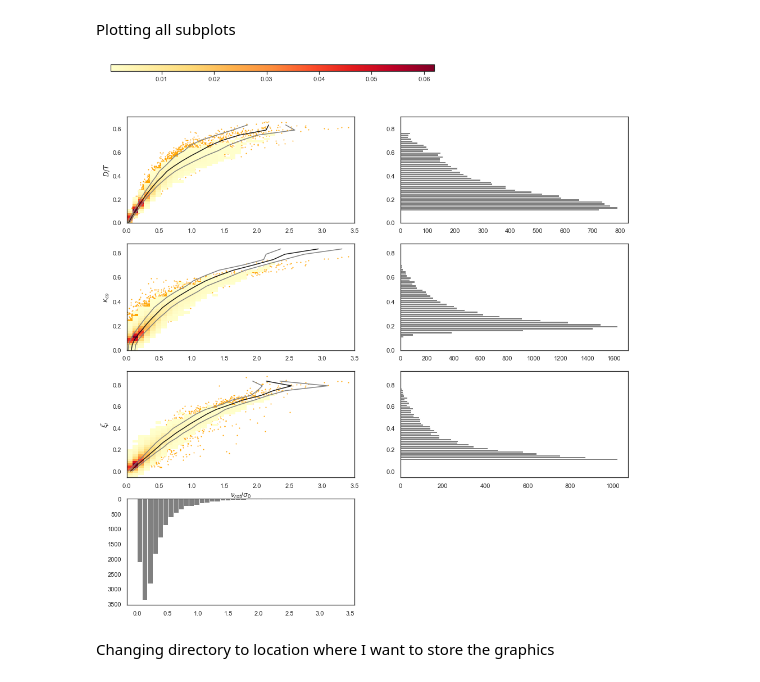
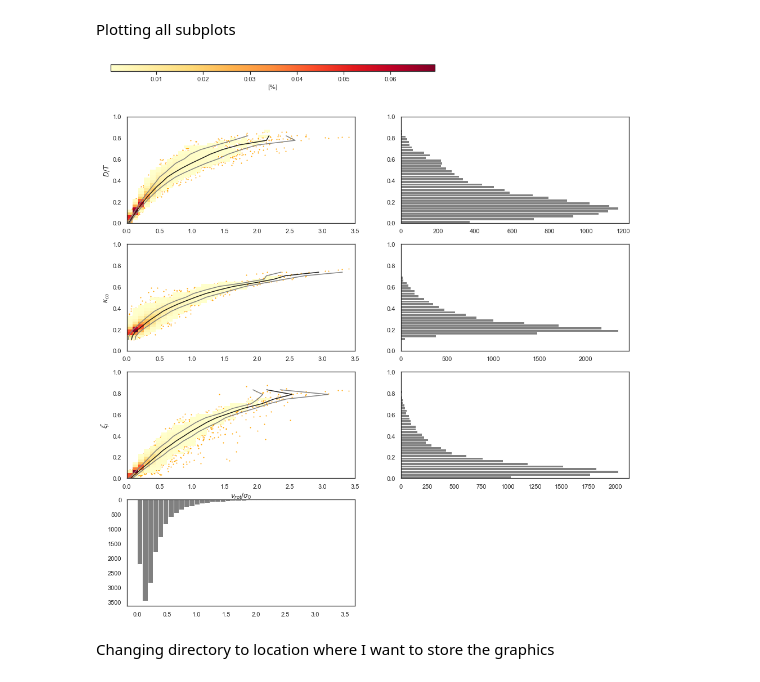
Before and after one commit to MariaPaulaRojas/RECA-internship, a Jupyter notebook: Analysis/Figure1.ipynb, the cells around one changed output. Saved outputs shown, nothing was run; the diff lists cells and outputs as text; code cells hidden in the pictures.

```diff
--- a/Analysis/Figure1.ipynb
+++ b/Analysis/Figure1.ipynb
@@ -122,26 +127,24 @@ Defining percentiles and mean for each case
 # %%
 def per_16(array):
     """Percentile at 16th"""
-    return np.percentile(array, 16)
+    return np.nanpercentile(array, 16)
 
 def per_84(array):
     """Percentile at 84th"""
-    return np.percentile(array, 84)
+    return np.nanpercentile(array, 84)
 
 #For DiscToTotal
 means1, edges, numbers = stats.binned_statistic(df['DiscToTotal'], df['RotToDispRatio'], bins=20)
 means1_16, edges, numbers = stats.binned_statistic(df['DiscToTotal'], df['RotToDispRatio'], bins=20, statistic=per_16)
-means1_84, edges, numbers = stats.binned_statistic(df['DiscToTotal'], df['RotToDispRatio'], bins=20, statistic=per_84)
-
+means1_84, edges_dt, numbers = stats.binned_statistic(df['DiscToTotal'], df['RotToDispRatio'], bins=20, statistic=per_84)
 #For KappaCoRot
 means2, edges, numbers = stats.binned_statistic(df['KappaCoRot'], df['RotToDispRatio'], bins=20)
 means2_16, edges, numbers = stats.binned_statistic(df['KappaCoRot'], df['RotToDispRatio'], bins=20, statistic=per_16)
-means2_84, edges, numbers = stats.binned_statistic(df['KappaCoRot'], df['RotToDispRatio'], bins=20, statistic=per_84)
-
+means2_84, edges_kco, numbers = stats.binned_statistic(df['KappaCoRot'], df['RotToDispRatio'], bins=20, statistic=per_84)
 #For MedOrbitCircu
 means3, edges, numbers = stats.binned_statistic(df['MedOrbitCircu'], df['RotToDispRatio'], bins=20)
 means3_16, edges, numbers = stats.binned_statistic(df['MedOrbitCircu'], df['RotToDispRatio'], bins=20, statistic=per_16)
-means3_84, edges, numbers = stats.binned_statistic(df['MedOrbitCircu'], df['RotToDispRatio'], bins=20, statistic=per_84)
+means3_84, edges_mor, numbers = stats.binned_statistic(df['MedOrbitCircu'], df['RotToDispRatio'], bins=20, statistic=per_84)
 # %% [markdown]
 Plotting all subplots
 # %%
@@ -151,53 +154,53 @@ fig= plt.figure(figsize=(16,16), facecolor= 'white')
 ax1=fig.add_subplot(4,2,1)
 plt.scatter(df['RotToDispRatio'], df['DiscToTotal'], c='Orange', s=1)       #Scattering
 mapa1 = plt.imshow(Hnumber1.T/np.nansum(Hnumber1), interpolation='None', origin='lower', cmap='YlOrRd',
-                   extent=[0,3.5,0,0.8], zorder=1)
-plt.plot(means1, edges[:-1], c='k')
-plt.plot(means1_16, edges[:-1], c='gray')
-plt.plot(means1_84, edges[:-1], c='gray')
+                   extent=[xedges[0], xedges[-1], yedges_dt[0], yedges_dt[-1]], zorder=1)
+plt.plot(means1, edges_dt[:-1], c='k')
+plt.plot(means1_16, edges_dt[:-1], c='gray')
+plt.plot(means1_84, edges_dt[:-1], c='gray')
 ax1.set_ylabel(r'$D/T$')
 
 cbaxes = fig.add_axes([0.1, 0.95, 0.5, 0.01])        #Colorbar
-plt.colorbar(mapa1, ax=ax1, cax = cbaxes, orientation="horizontal")
+plt.colorbar(mapa1, ax=ax1, cax = cbaxes, orientation="horizontal", label='[%]')
 ax1.set_aspect('auto')
 
 ax2=fig.add_subplot(4,2,2, sharey = ax1)
-plt.hist(df['DiscToTotal'], bins = yedges, orientation='horizontal', color='gray')
+plt.hist(df['DiscToTotal'], bins = bins_ytotal, orientation='horizontal', color='gray')
 
 #KappaCoRot
 ax3=fig.add_subplot(4,2,3, sharex = ax1)
 plt.scatter(x=df['RotToDispRatio'], y=df['KappaCoRot'], c='Orange', s=1)       #Scattering
 mapa2 = plt.imshow(Hnumber2.T/np.nansum(Hnumber2), interpolation='None', origin='lower', cmap='YlOrRd',
-                   extent=[0,3.5,0,0.8], zorder=1)
+                   extent=[xedges[0], xedges[-1], yedges_kco[0], yedges_kco[-1]], zorder=1)
 ax3.set_ylabel(r'$\kappa_{co}$')
 ax3.set_aspect('auto')
-plt.plot(means2, edges[:-1], c='k')
-plt.plot(means2_16, edges[:-1], c='gray')
-plt.plot(means2_84, edges[:-1], c='gray')
+plt.plot(means2, edges_kco[:-1], c='k')
+plt.plot(means2_16, edges_kco[:-1], c='gray')
+plt.plot(means2_84, edges_kco[:-1], c='gray')
 
 ax4=fig.add_subplot(4,2,4, sharey = ax3)
-plt.hist(df['KappaCoRot'], bins = yedges, orientation='horizontal', color='gray')
+plt.hist(df['KappaCoRot'], bins = bins_ytotal, orientation='horizontal', color='gray')
 
 #MedOrbitCircu
 ax5=fig.add_subplot(4,2,5, sharex = ax1)
 plt.scatter(df['RotToDispRatio'], df['MedOrbitCircu'], c='Orange', s=1)       #Scattering
 mapa3 = plt.imshow(Hnumber3.T/np.nansum(Hnumber3), interpolation='None', origin='lower', cmap='YlOrRd',
-                   extent=[0,3.5,-0.06,0.8], zorder=1)
+                   extent=[xedges[0], xedges[-1], yedges_mor[0], yedges_mor[-1]], zorder=1)
 ax5.set_ylabel(r'$\bar{\xi_i}$')
 ax5.set_xlabel(r'$\nu_{rot}/\sigma_0$')
 ax5.set_aspect('auto')
-plt.plot(means3, edges[:-1], c='k')
-plt.plot(means3_16, edges[:-1], c='gray')
-plt.plot(means3_84, edges[:-1], c='gray')
+plt.plot(means3, edges_mor[:-1], c='k')
+plt.plot(means3_16, edges_mor[:-1], c='gray')
+plt.plot(means3_84, edges_mor[:-1], c='gray')
 
 ax6=fig.add_subplot(4,2,6, sharey = ax5)
-plt.hist(df['MedOrbitCircu'], bins = yedges, orientation='horizontal', color='gray')
+plt.hist(df['MedOrbitCircu'], bins = bins_ytotal, orientation='horizontal', color='gray')
 
 ax7=fig.add_subplot(4,2,7)
 plt.hist(df['RotToDispRatio'], bins = xedges, color='gray')
 ax7.invert_yaxis()
 # %% [output]
-[figure, old version]
+[figure, new version]
 # %% [markdown]
 Changing directory to location where I want to store the graphics
 # %%
```
Also changed, not shown: parts of 1 cell of this notebook, 2 other files.
